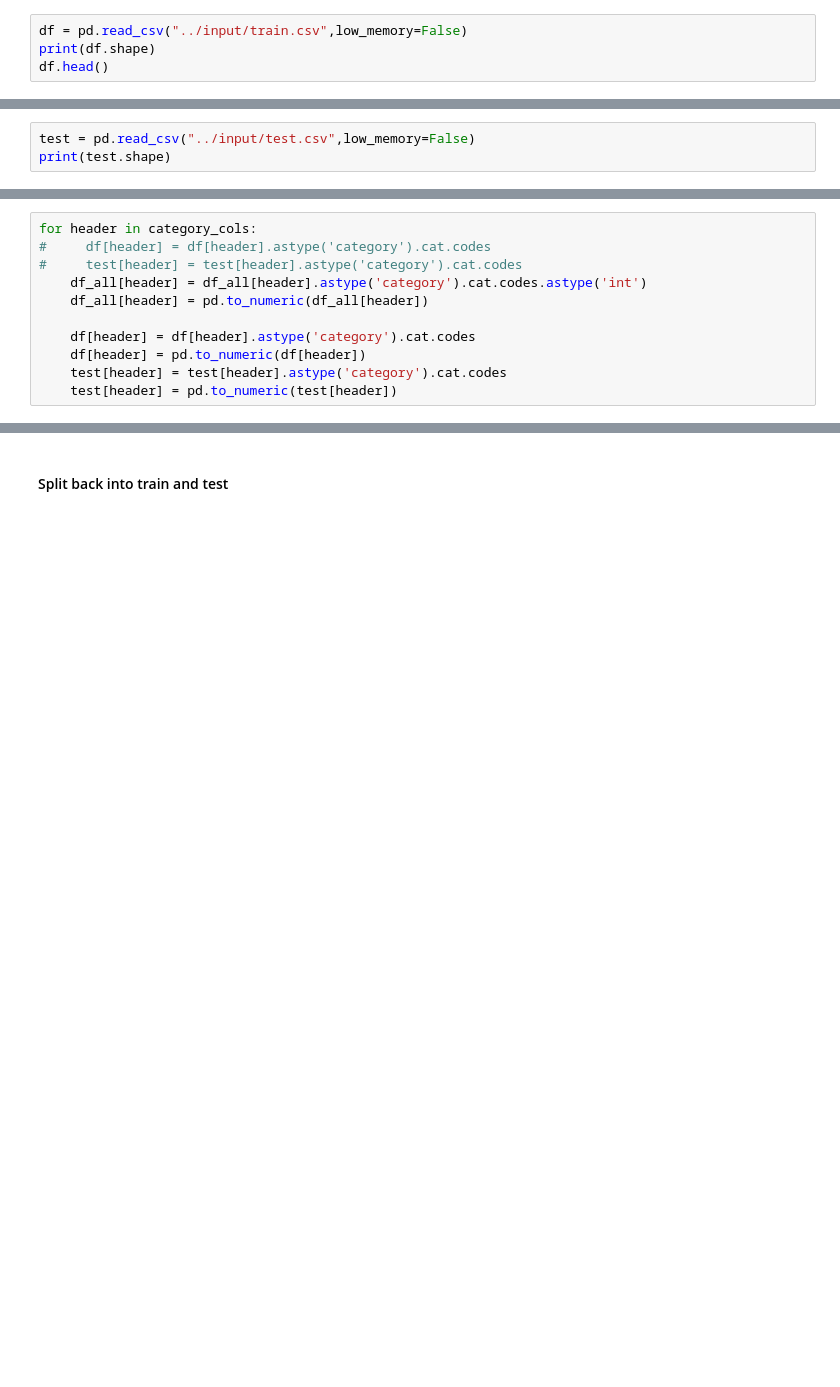
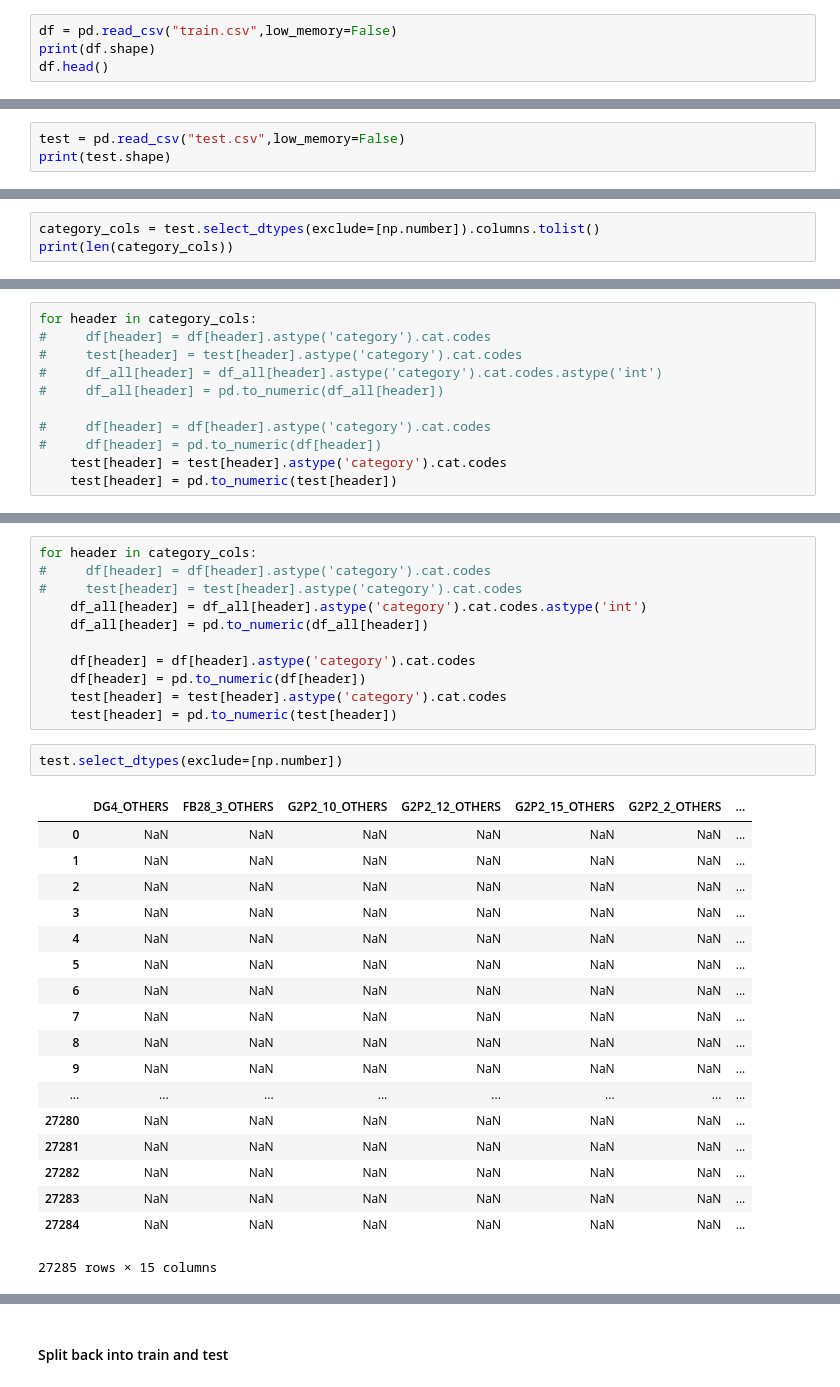
Before and after one commit to NachoAG76/WiDS, a Jupyter notebook: example.ipynb, the cells around one changed output, grey strips where cells are left out. Saved outputs shown, nothing was run; the diff lists cells and outputs as text; blank space fills up the shorter version.

```diff
--- a/example.ipynb
+++ b/example.ipynb
@@ -26,6 +24,6 @@ ModuleNotFoundError: No module named 'catboost'
 * Some are strings, some are boolean or of very low cardinality ( 3-7 unique values).
 * Lot's of NaNs.
 # %%
-df = pd.read_csv("../input/train.csv",low_memory=False)
+df = pd.read_csv("train.csv",low_memory=False)
 print(df.shape)
 df.head()
@@ -35,5 +42,5 @@ df.head()
 * Best to drop unless a useful leak is identified (But then more annoying to output test set predictions, if train has different # columns).
     * Ignore for now
 # %%
-test = pd.read_csv("../input/test.csv",low_memory=False)
+test = pd.read_csv("test.csv",low_memory=False)
 print(test.shape)
@@ -54,0 +103,3 @@ print(len(category_cols))
+# %%
+category_cols = test.select_dtypes(exclude=[np.number]).columns.tolist()
+print(len(category_cols))
@@ -54,0 +108,11 @@ print(len(category_cols))
+# %%
+for header in category_cols:
+#     df[header] = df[header].astype('category').cat.codes
+#     test[header] = test[header].astype('category').cat.codes
+#     df_all[header] = df_all[header].astype('category').cat.codes.astype('int')
+#     df_all[header] = pd.to_numeric(df_all[header])
+
+#     df[header] = df[header].astype('category').cat.codes
+#     df[header] = pd.to_numeric(df[header])
+    test[header] = test[header].astype('category').cat.codes
+    test[header] = pd.to_numeric(test[header])
@@ -76,5 +156,26 @@ for header in category_cols:
     df[header] = pd.to_numeric(df[header])
     test[header] = test[header].astype('category').cat.codes
     test[header] = pd.to_numeric(test[header])
+# %%
+test.select_dtypes(exclude=[np.number])
+# %% [output]
+|  | DG4_OTHERS | FB28_3_OTHERS | G2P2_10_OTHERS | G2P2_12_OTHERS | G2P2_15_OTHERS | G2P2_2_OTHERS | ... |
+| 0 | NaN | NaN | NaN | NaN | NaN | NaN | ... |
+| 1 | NaN | NaN | NaN | NaN | NaN | NaN | ... |
+| 2 | NaN | NaN | NaN | NaN | NaN | NaN | ... |
+| 3 | NaN | NaN | NaN | NaN | NaN | NaN | ... |
+| 4 | NaN | NaN | NaN | NaN | NaN | NaN | ... |
+| 5 | NaN | NaN | NaN | NaN | NaN | NaN | ... |
+| 6 | NaN | NaN | NaN | NaN | NaN | NaN | ... |
+| 7 | NaN | NaN | NaN | NaN | NaN | NaN | ... |
+| 8 | NaN | NaN | NaN | NaN | NaN | NaN | ... |
+| 9 | NaN | NaN | NaN | NaN | NaN | NaN | ... |
+| ... | ... | ... | ... | ... | ... | ... | ... |
+| 27280 | NaN | NaN | NaN | NaN | NaN | NaN | ... |
+| 27281 | NaN | NaN | NaN | NaN | NaN | NaN | ... |
+| 27282 | NaN | NaN | NaN | NaN | NaN | NaN | ... |
+| 27283 | NaN | NaN | NaN | NaN | NaN | NaN | ... |
+| 27284 | NaN | NaN | NaN | NaN | NaN | NaN | ... |
+27285 rows × 15 columns
 # %%
 df.shape
```
Also changed, not shown: parts of 15 cells of this notebook, 9 other files.
